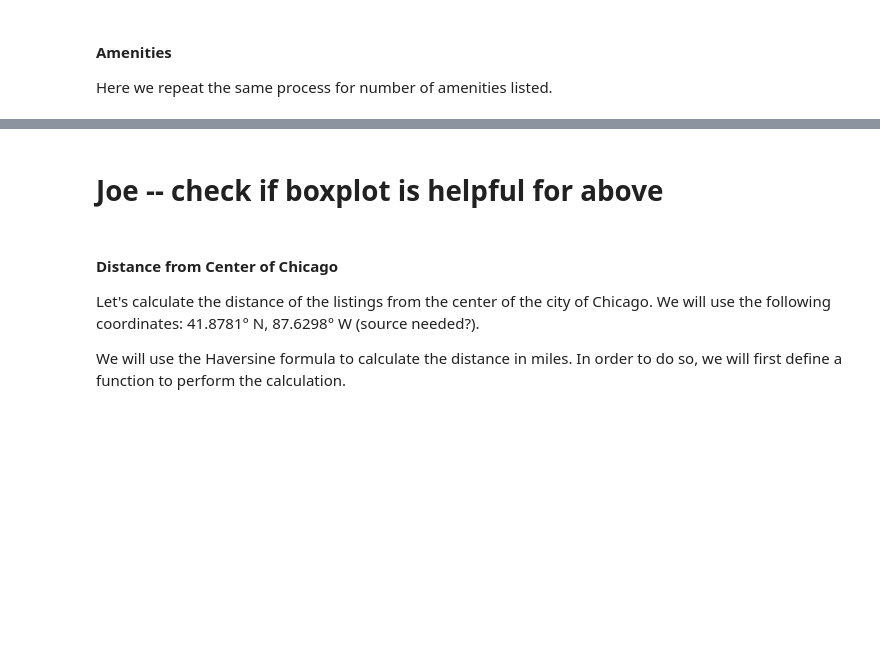
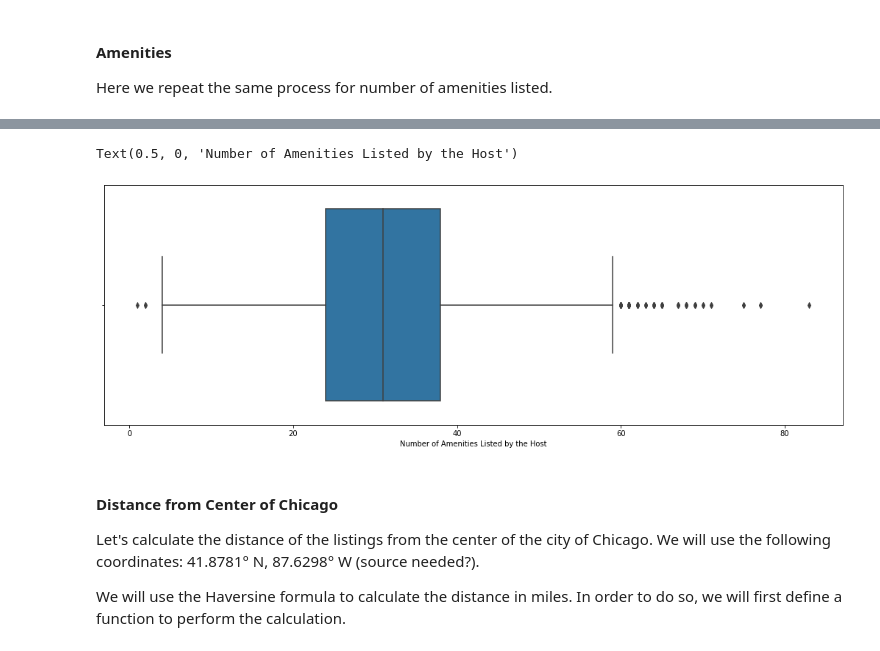
Before and after one commit to Summer-luna/Fall2021-IST5520-Group5, a Jupyter notebook: Data Proposal (combined) (M2).ipynb, the cells around one changed output, grey strips where cells are left out. Saved outputs shown, nothing was run; the diff lists cells and outputs as text; code cells hidden in the pictures; blank space fills up the shorter version.

Commit message:
Add files via upload
With boxplots

```diff
--- a/Data Proposal (combined) (M2).ipynb
+++ b/Data Proposal (combined) (M2).ipynb
@@ -571,5 +571,10 @@ plt.show()
-# %% [markdown]
-# Joe -- check if boxplot is helpful for above
+# %%
+plt.figure(figsize=(18,6))
+sb.boxplot(x=dat['no_of_amen'])
+plt.xlabel('Number of Amenities Listed by the Host')
+# %% [output]
+Text(0.5, 0, 'Number of Amenities Listed by the Host')
+[figure, added]
 # %% [markdown]
 <h4>Distance from Center of Chicago</h4>
 
```
Also changed, not shown: parts of 54 cells of this notebook.
